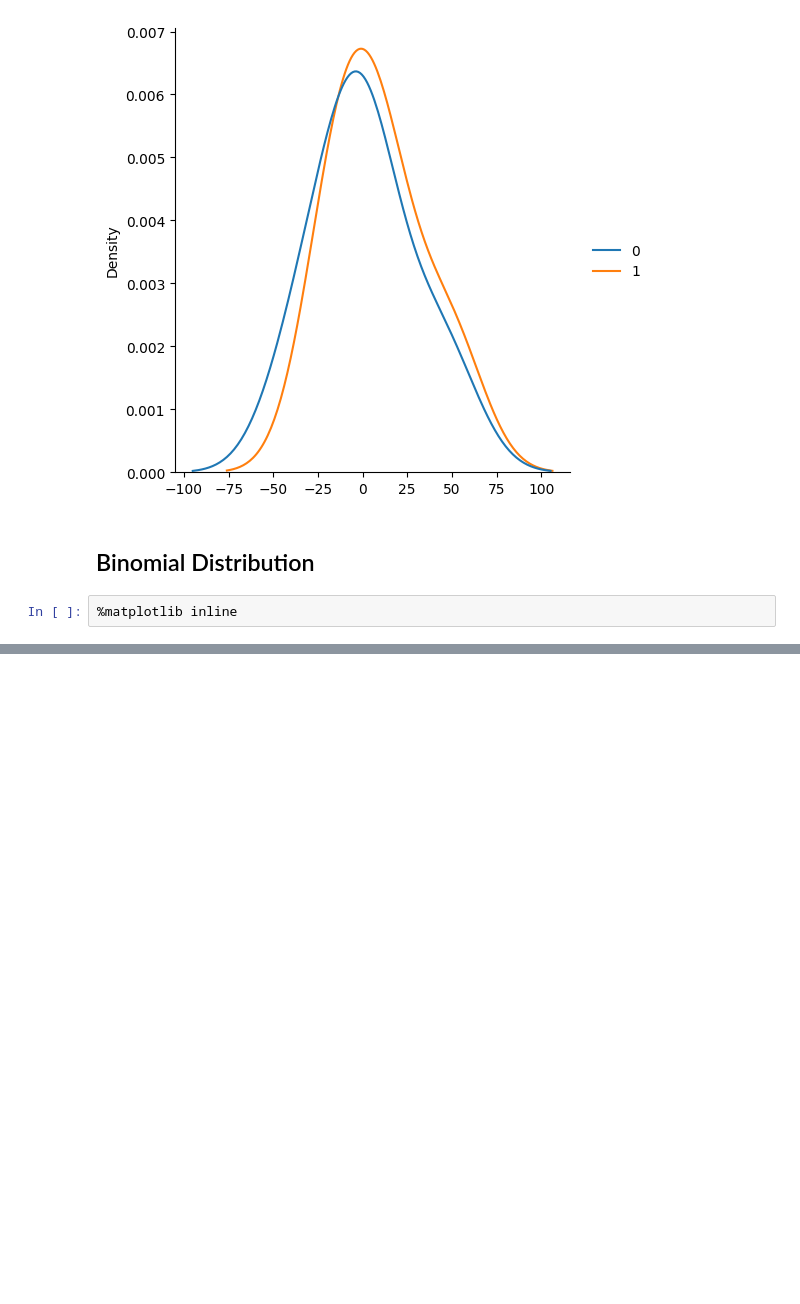
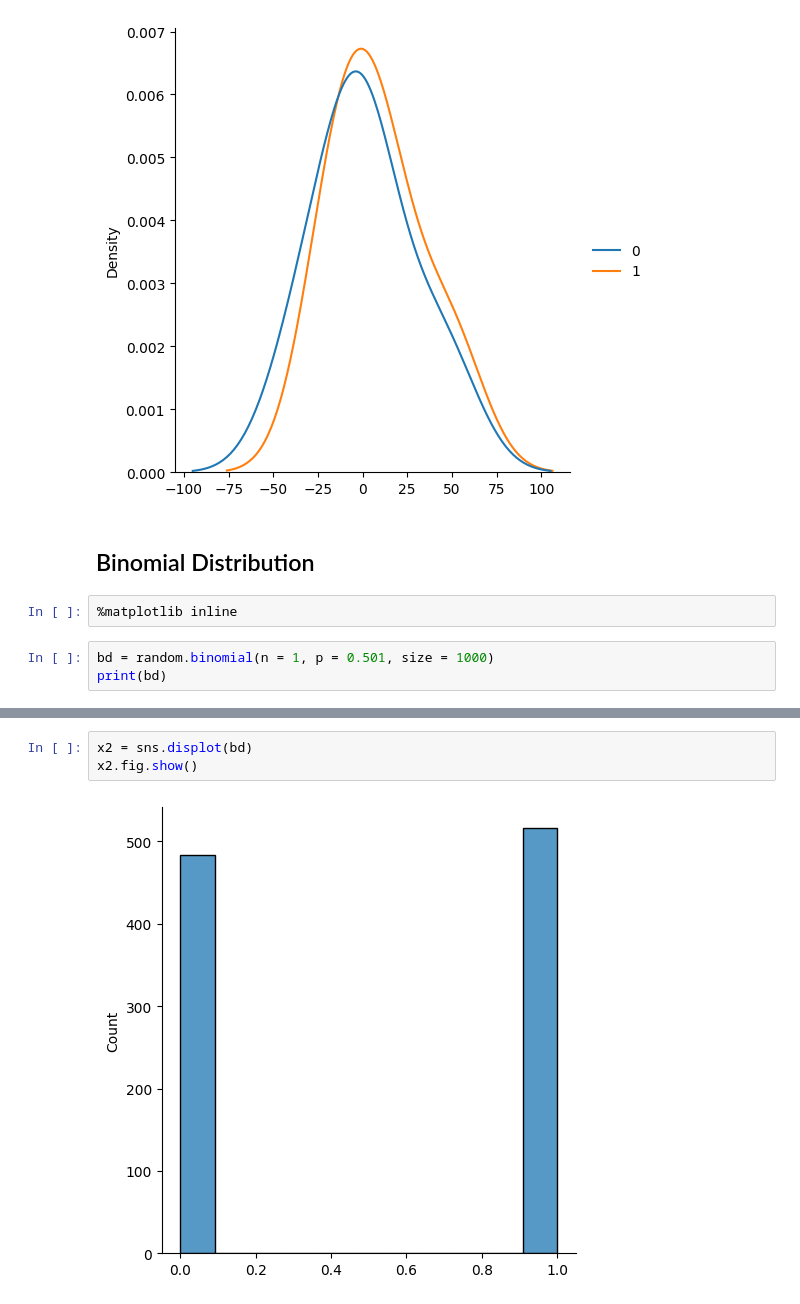
Before and after one commit to SAliSH79/Python_Hejazizo, a Jupyter notebook: Advanced/Numpy_L.ipynb, the cells around one changed output, grey strips where cells are left out. Cells and saved outputs as stored; diff of their text form; blank space fills up the shorter version.

```diff
--- a/Advanced/Numpy_L.ipynb
+++ b/Advanced/Numpy_L.ipynb
@@ -342,3 +342,6 @@ b.fig.show()
 ## Binomial Distribution
 # %%
 %matplotlib inline
+# %%
+bd = random.binomial(n = 1, p = 0.501, size = 1000)
+print(bd)
@@ -344,0 +366,5 @@ b.fig.show()
+# %%
+x2 = sns.displot(bd)
+x2.fig.show()
+# %% [output]
+[figure, added]
```
Also changed, not shown: parts of 3 cells of this notebook.
